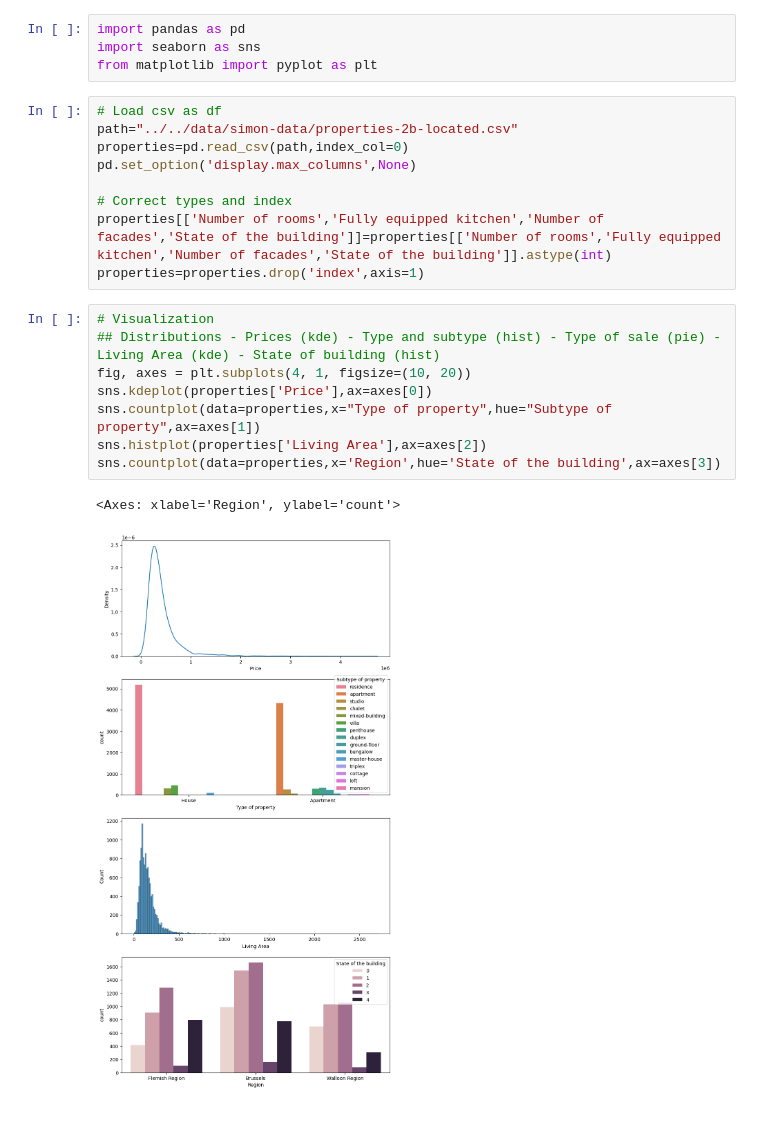
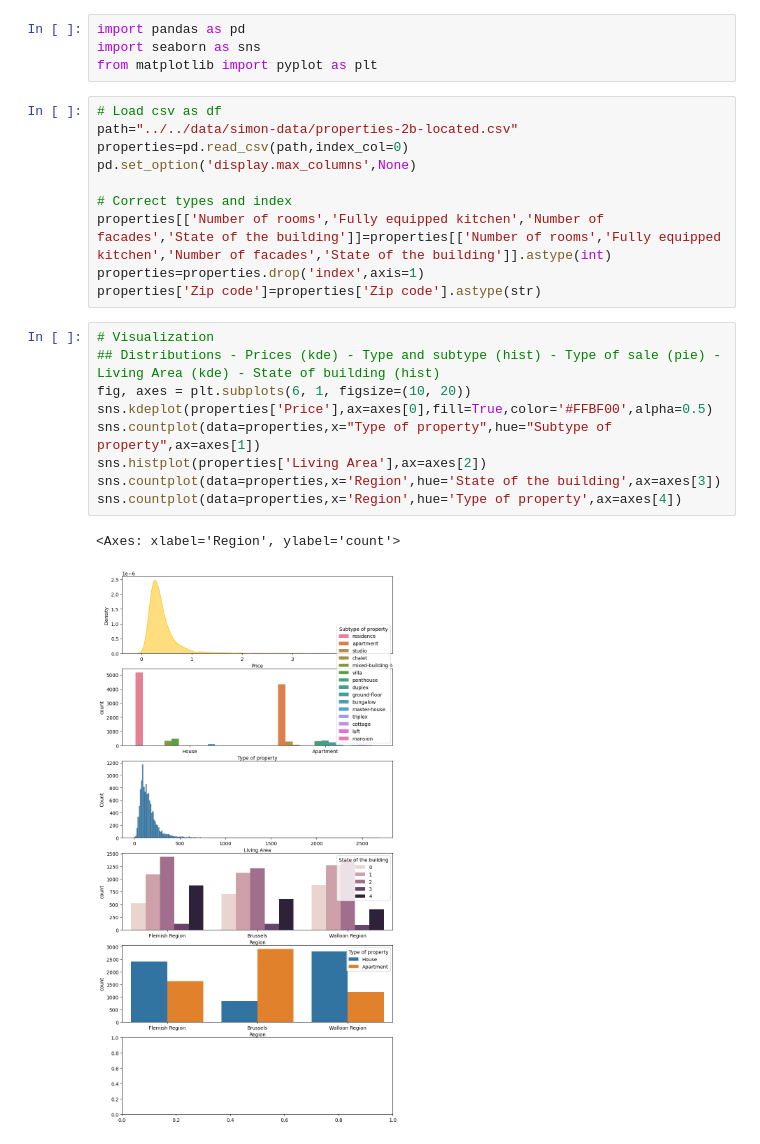
Before and after one commit to demuyncks/immo-eliza, a Jupyter notebook: notebooks/simon-notebooks/data-analysis-3-visu-and-corr.ipynb, the cells around one changed output. Saved outputs shown, nothing was run; the diff lists cells and outputs as text.

```diff
--- a/notebooks/simon-notebooks/data-analysis-3-visu-and-corr.ipynb
+++ b/notebooks/simon-notebooks/data-analysis-3-visu-and-corr.ipynb
@@ -11,15 +11,17 @@ pd.set_option('display.max_columns',None)
 # Correct types and index
 properties[['Number of rooms','Fully equipped kitchen','Number of facades','State of the building']]=properties[['Number of rooms','Fully equipped kitchen','Number of facades','State of the building']].astype(int)
 properties=properties.drop('index',axis=1)
+properties['Zip code']=properties['Zip code'].astype(str)
 # %%
 # Visualization
 ## Distributions - Prices (kde) - Type and subtype (hist) - Type of sale (pie) - Living Area (kde) - State of building (hist)
-fig, axes = plt.subplots(4, 1, figsize=(10, 20))
-sns.kdeplot(properties['Price'],ax=axes[0])
+fig, axes = plt.subplots(6, 1, figsize=(10, 20))
+sns.kdeplot(properties['Price'],ax=axes[0],fill=True,color='#FFBF00',alpha=0.5)
 sns.countplot(data=properties,x="Type of property",hue="Subtype of property",ax=axes[1])
 sns.histplot(properties['Living Area'],ax=axes[2])
 sns.countplot(data=properties,x='Region',hue='State of the building',ax=axes[3])
+sns.countplot(data=properties,x='Region',hue='Type of property',ax=axes[4])
 # %% [output]
 <Axes: xlabel='Region', ylabel='count'>
-[figure, old version]
+[figure, new version]
 # %%
```
Also changed, not shown: parts of 6 cells of this notebook, 4 other files.
